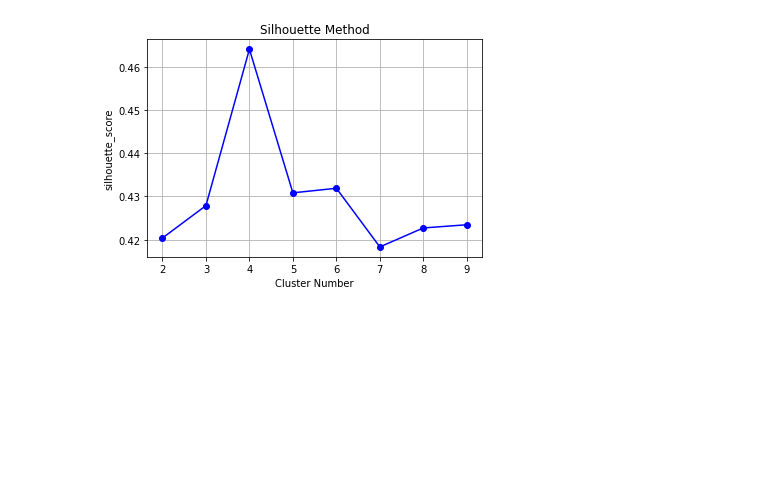
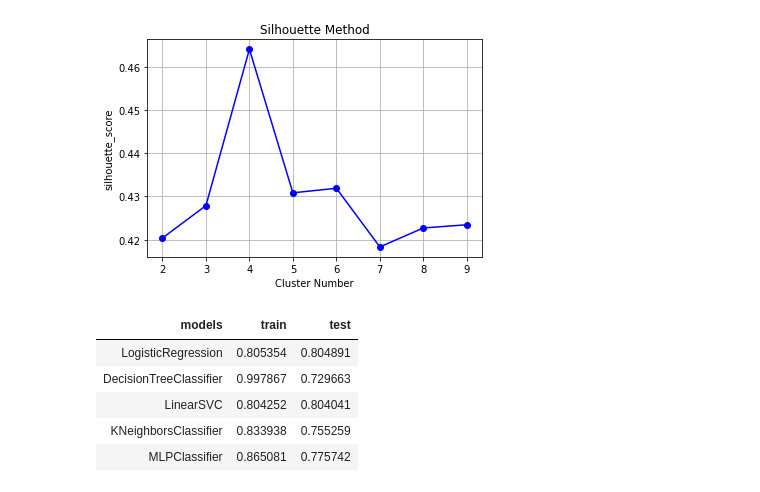
Before and after one commit to sametozgul/data_science_hw2, a Jupyter notebook: ozguls20_bbl536e_homework2.ipynb, the cells around one changed output. Drawn from its saved outputs; the diff is of its cells as text; code cells hidden in the pictures; blank space fills up the shorter version.

```diff
--- a/ozguls20_bbl536e_homework2.ipynb
+++ b/ozguls20_bbl536e_homework2.ipynb
@@ -106,0 +183,9 @@ problem2('customer.csv')
+# %%
+problem3('WA_Fn-UseC_-Telco-Customer-Churn.csv')
+# %% [output]
+| models | train | test |
+| LogisticRegression | 0.805354 | 0.804891 |
+| DecisionTreeClassifier | 0.997867 | 0.729663 |
+| LinearSVC | 0.804252 | 0.804041 |
+| KNeighborsClassifier | 0.833938 | 0.755259 |
+| MLPClassifier | 0.865081 | 0.775742 |
```
Also changed, not shown: parts of 1 cell of this notebook, 5 other files.
